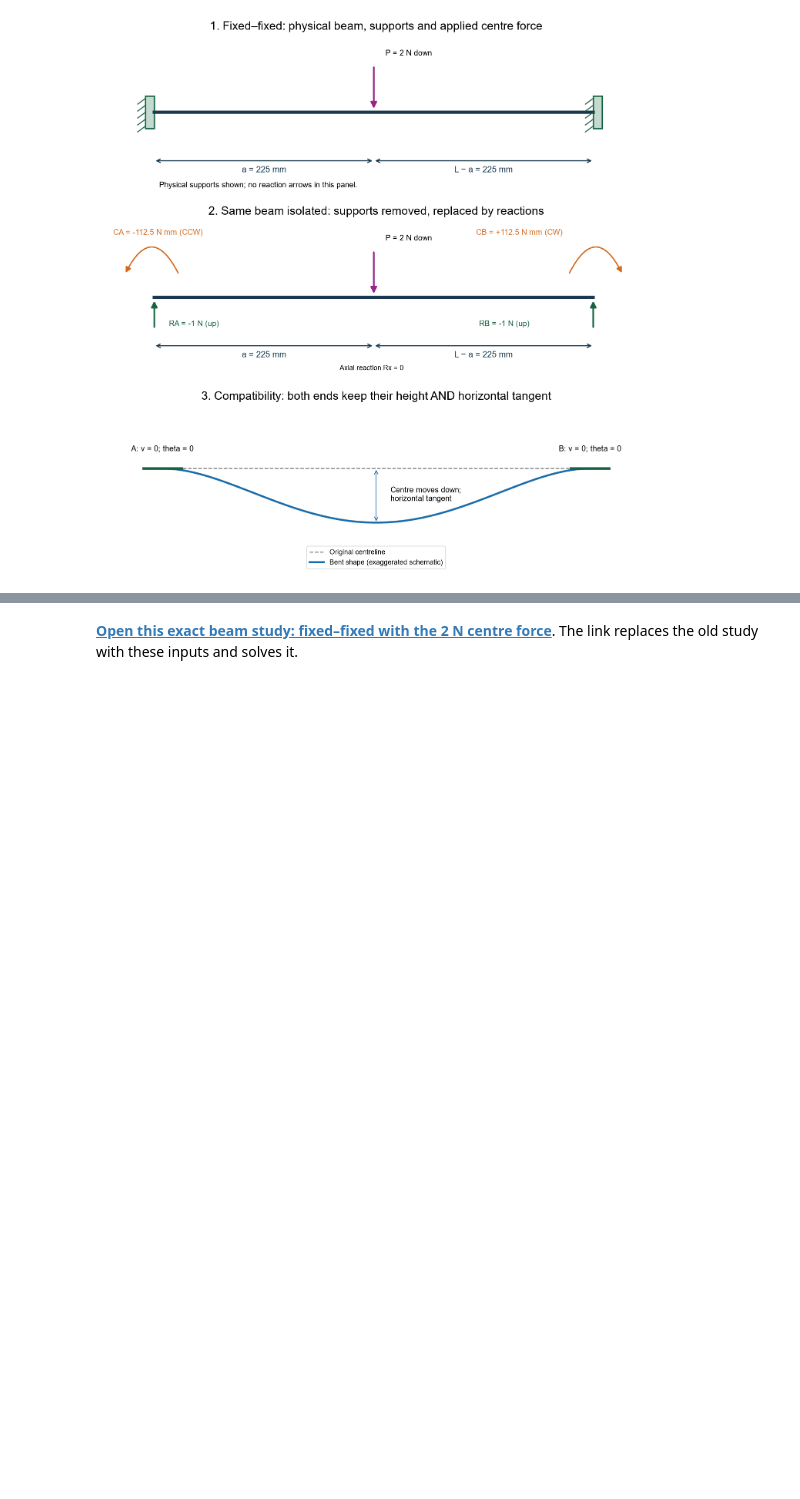
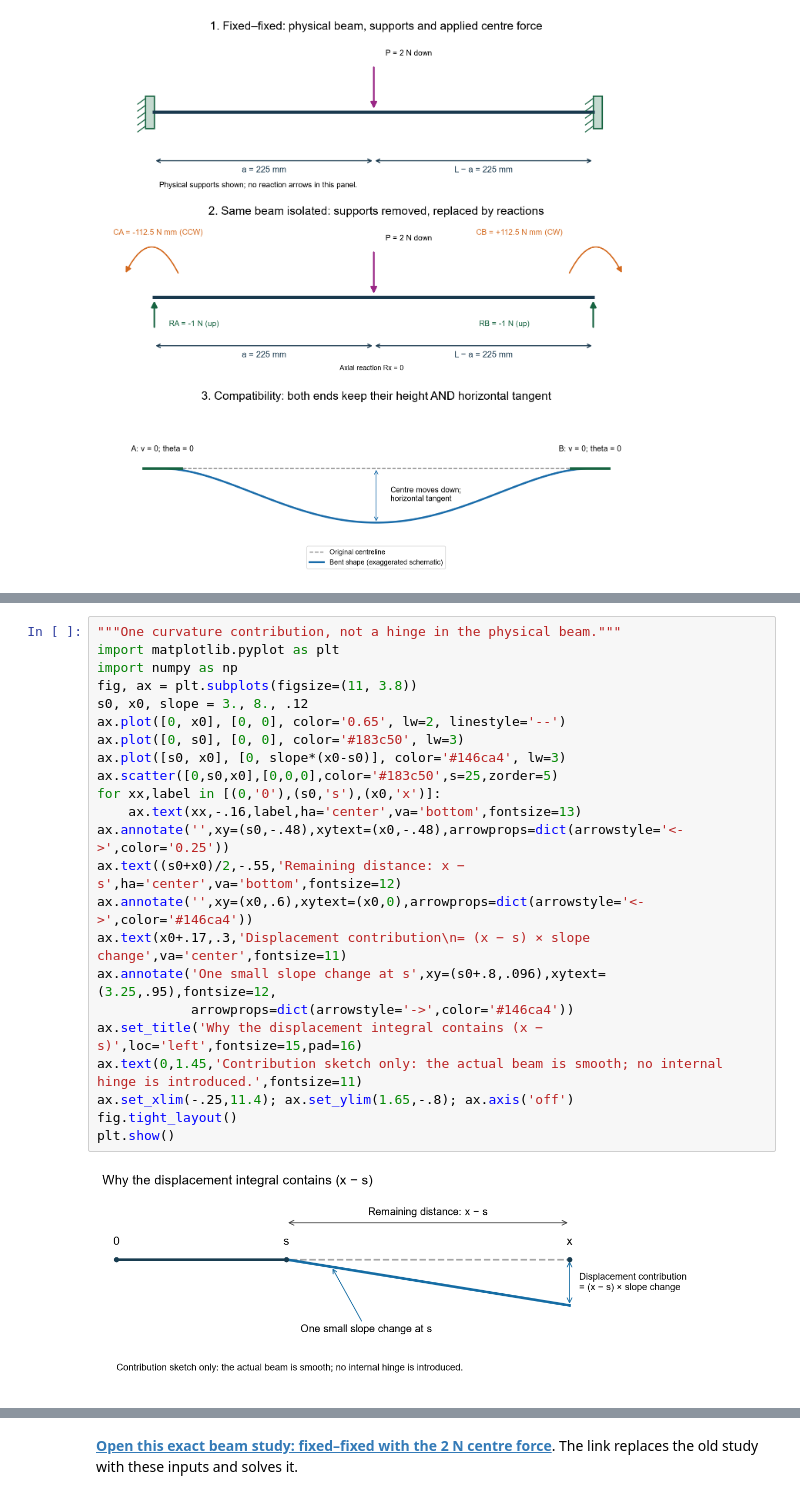
Before and after one commit to Ehsan-Roohi/Aerospace-Structures, a Jupyter notebook: notebooks/MIE446_Lecture_03_Beam_Reactions_Stress_and_Deflection.ipynb, the cells around one changed output, grey strips where cells are left out. Cells and saved outputs as stored; diff of their text form; blank space fills up the shorter version.

Commit message:
Derive slope and displacement integrals step by step

```diff
--- a/notebooks/MIE446_Lecture_03_Beam_Reactions_Stress_and_Deflection.ipynb
+++ b/notebooks/MIE446_Lecture_03_Beam_Reactions_Stress_and_Deflection.ipynb
@@ -659,0 +560,25 @@ Substitution into the whole-beam moment equation gives −112.5 + 112.5 − 450
+# %%
+"""One curvature contribution, not a hinge in the physical beam."""
+import matplotlib.pyplot as plt
+import numpy as np
+fig, ax = plt.subplots(figsize=(11, 3.8))
+s0, x0, slope = 3., 8., .12
+ax.plot([0, x0], [0, 0], color='0.65', lw=2, linestyle='--')
+ax.plot([0, s0], [0, 0], color='#183c50', lw=3)
+ax.plot([s0, x0], [0, slope*(x0-s0)], color='#146ca4', lw=3)
+ax.scatter([0,s0,x0],[0,0,0],color='#183c50',s=25,zorder=5)
+for xx,label in [(0,'0'),(s0,'s'),(x0,'x')]:
+    ax.text(xx,-.16,label,ha='center',va='bottom',fontsize=13)
+ax.annotate('',xy=(s0,-.48),xytext=(x0,-.48),arrowprops=dict(arrowstyle='<->',color='0.25'))
+ax.text((s0+x0)/2,-.55,'Remaining distance: x − s',ha='center',va='bottom',fontsize=12)
+ax.annotate('',xy=(x0,.6),xytext=(x0,0),arrowprops=dict(arrowstyle='<->',color='#146ca4'))
+ax.text(x0+.17,.3,'Displacement contribution\n= (x − s) × slope change',va='center',fontsize=11)
+ax.annotate('One small slope change at s',xy=(s0+.8,.096),xytext=(3.25,.95),fontsize=12,
+            arrowprops=dict(arrowstyle='->',color='#146ca4'))
+ax.set_title('Why the displacement integral contains (x − s)',loc='left',fontsize=15,pad=16)
+ax.text(0,1.45,'Contribution sketch only: the actual beam is smooth; no internal hinge is introduced.',fontsize=11)
+ax.set_xlim(-.25,11.4); ax.set_ylim(1.65,-.8); ax.axis('off')
+fig.tight_layout()
+plt.show()
+# %% [output]
+[figure, added]
```
Also changed, not shown: parts of 2 cells of this notebook, 3 other files.
